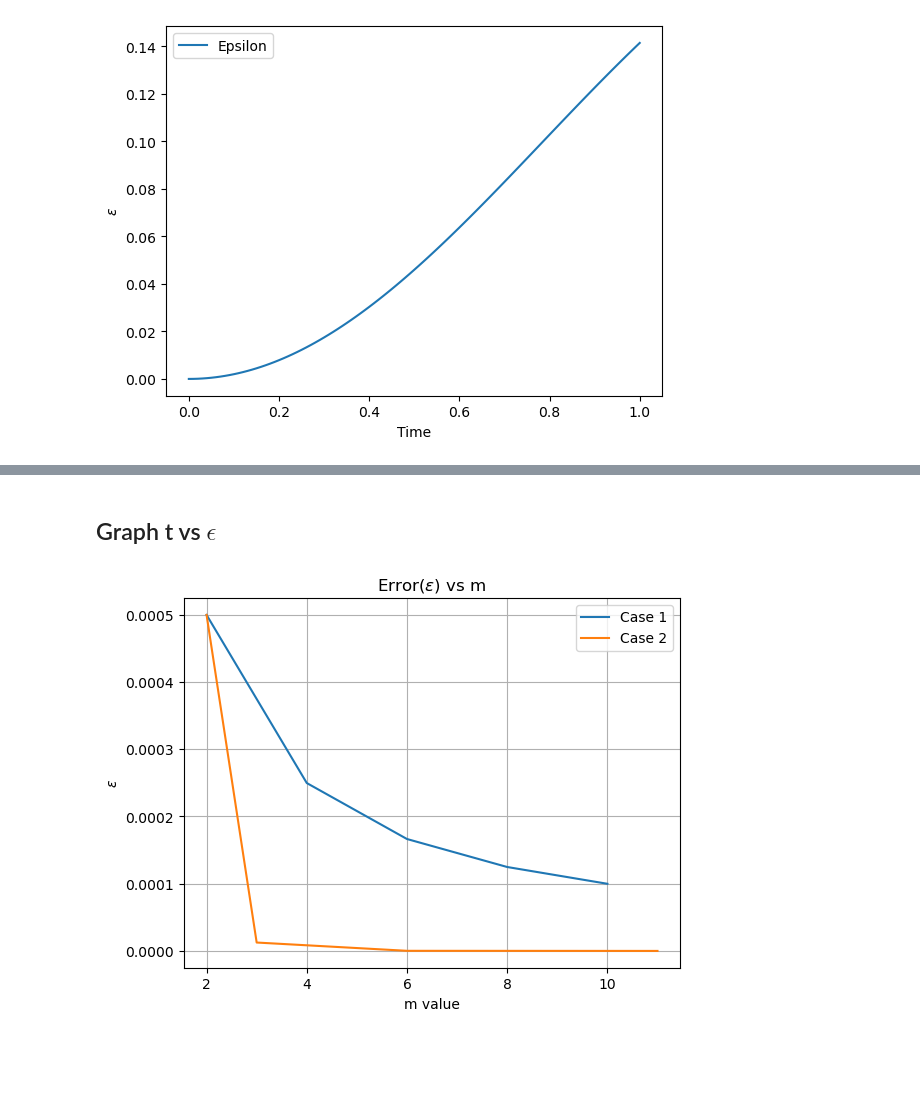
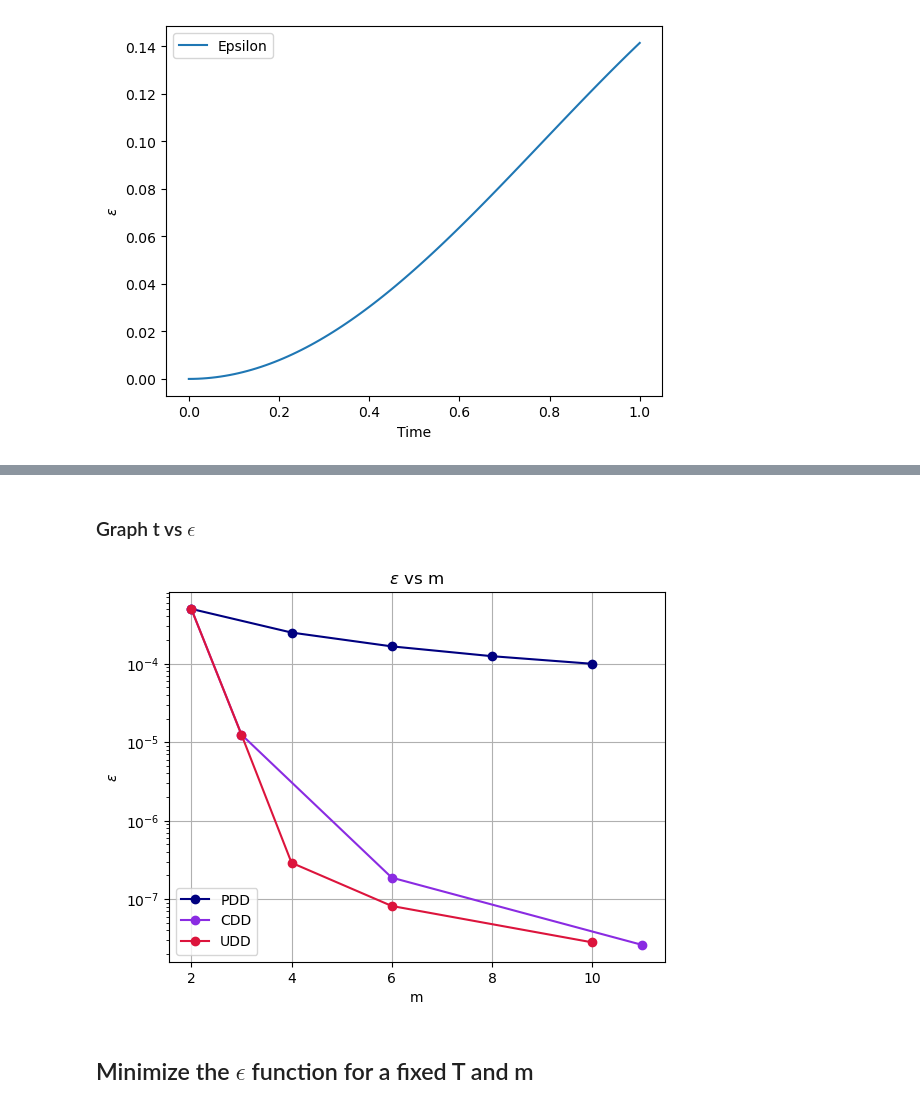
Before and after one commit to BonnieMorales/quantum-research, a Jupyter notebook: Simulation-Dynamical-Decoupling.ipynb, the cells around one changed output, grey strips where cells are left out. Drawn from its saved outputs; the diff is of its cells as text; code cells hidden in the pictures; blank space fills up the shorter version.

```diff
--- a/Simulation-Dynamical-Decoupling.ipynb
+++ b/Simulation-Dynamical-Decoupling.ipynb
@@ -65,12 +65,11 @@ Noisy system: **$e^{-i(Z+\lambda{X})t_1}e^{-i(Z+\lambda{X})t_2}e^{-i(Z+\lambda{X
 ### Simulation
 # %%
-def error_calculation(lambda_value, m, T, areEqual, t_values):
+def error_calculation(lambda_value, m, T, areEqual, s_values):
     prev_A = I
     T = 0.1
 
-    # Case when t1 = t2 = ... = tm
-    if (areEqual==True):
-
+    # Case 1: Periodic DD when s1 = s2 = ... = sm
+    if (areEqual == True):
         for i in np.linspace(1,m,num=m):
             # even numbers
             if (i%2 == 0):
@@ -78,26 +77,26 @@ def error_calculation(lambda_value, m, T, areEqual, t_values):
             # odd numbers
             else:
                 A = prev_A * expm(-1j*(Z+lambda_value*X)*T/m)
+            # updating the matrix A
             prev_A = A
 
-    # Case when all t have a different value
+    # Case 2: Concatenated DD or Uhrig DD when s has a different values
     else:
         i = 1
         # simulating the equation
-        for t in t_values:
+        for s in s_values:
             # even numbers
             if (i%2 == 0):
-                A = prev_A * expm(-1j*(Z-lambda_value*X)*T/t)
-
+                A = prev_A * expm(-1j*(Z-lambda_value*X)*s*T)
             # odd numbers
             else:
-                A = prev_A * expm(-1j*(Z+lambda_value*X)*T/t)
+                A = prev_A * expm(-1j*(Z+lambda_value*X)*s*T)
             # updating variables
             #print(A)
             prev_A = A
             i+=1
 
-    B = expm(-1j*Z*(T))
+    B = expm(-1j*Z*T)
     # calculate the difference between the ideal and noisy system
     difference = A - B
     # get the maximum eigen value of the difference matrix
@@ -105,6 +104,15 @@ def error_calculation(lambda_value, m, T, areEqual, t_values):
     max_eigenvalue = np.max(eigenvalues)
     #print("The error is ", max_eigenvalue)
     return max_eigenvalue
+
+def UDD_calculate_s_values(m):
+    s_values = []
+    prev_t = 0
+    for j in range(1, m+1):
+        t = np.power(np.sin(j*np.pi/(2*m)), 2)
+        s_values.append(t-prev_t)
+        prev_t = t
+    return s_values
 # %%
 # creating the variables
 m_value_c1 = []
@@ -150,18 +185,23 @@ For m = 11 the error is 2.606462738292785e-08
 # %% [markdown]
-## Graph t vs $\epsilon$
+### Graph t vs $\epsilon$
 # %%
 # graph the changes of the error for different values of m
-plt.plot(m_value_c1, error_c1, label = "Case 1")
-plt.plot(m_value_c2, error_c2, label = "Case 2")
 
-plt.title('Error($\epsilon$) vs m')
-plt.xlabel('m value')
+plt.plot(m_value_c1, error_c1, color='navy', marker='o', label = "PDD")
+plt.plot(m_value_c2, error_c2, color='blueviolet', marker='o', label = "CDD")
+plt.plot(m_value_c3, error_c3, color='crimson', marker='o', label = "UDD")
+
+plt.title('$\epsilon$ vs m')
+plt.xlabel('m')
 plt.ylabel('$\epsilon$')
-#plt.xticks([2, 3, 4, 6, 8,10, 11], ['2', '3', '4', '6', '8', '10', '11'])
+plt.yscale("log")
+
 plt.legend()
 plt.grid()
 
 plt.savefig('general_simulation.png')
 plt.show()
 # %% [output]
-[figure, old version]
+[figure, new version]
+# %% [markdown]
+## Minimize the $\epsilon$ function for a fixed T and m
```
Also changed, not shown: parts of 4 cells of this notebook, 2 other files.
